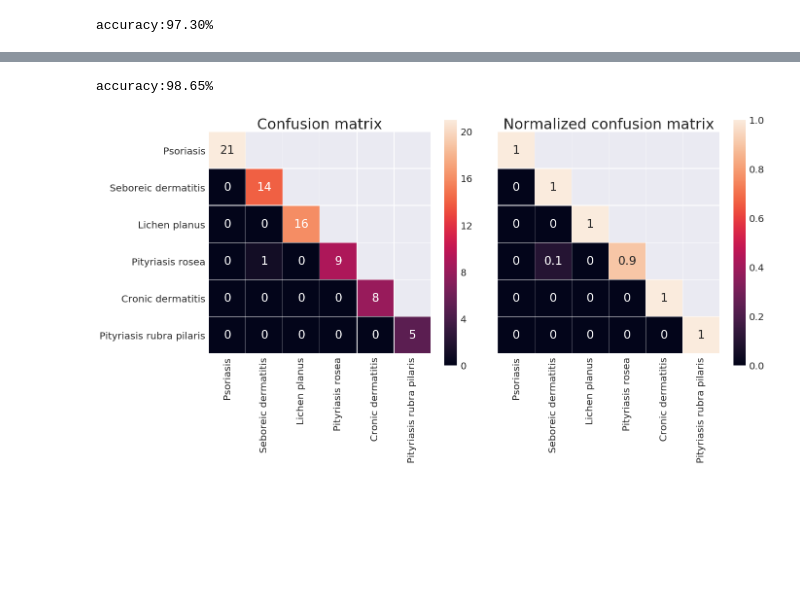
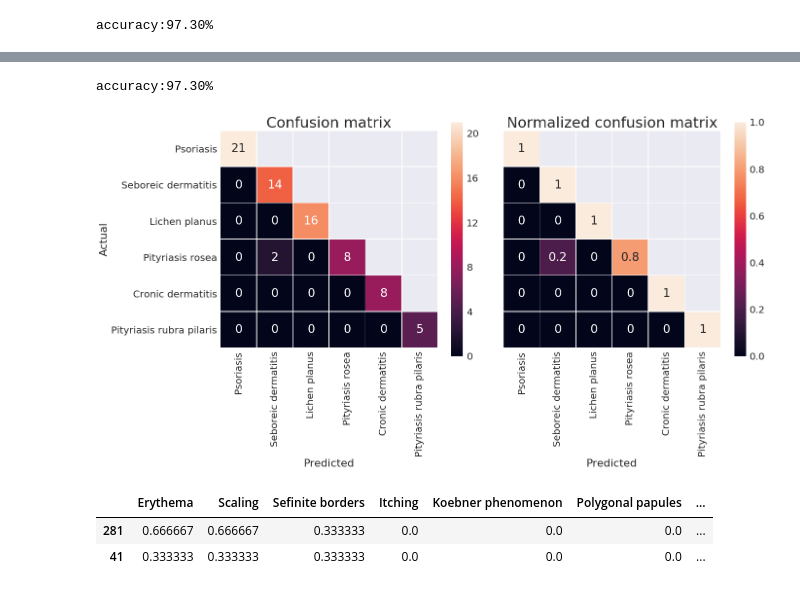
Before and after one commit to bakijan/Dermatology, a Jupyter notebook: Dermatology Classification.ipynb, the cells around one changed output, grey strips where cells are left out. Saved outputs shown, nothing was run; the diff lists cells and outputs as text; code cells hidden in the pictures; blank space fills up the shorter version.

```diff
--- a/Dermatology Classification.ipynb
+++ b/Dermatology Classification.ipynb
@@ -347,7 +365,7 @@ df_raw.iloc[:,:-1] = minmax_scale.fit_transform(df_raw.iloc[:,:-1])
 # Train test split
 # %%
 # Setting parameters
-x_data, x_test_data, y_data, y_test_data = train_test_split(df_raw.iloc[:,:-1],df_raw.iloc[:,-1],test_size=0.2, random_state=123)
+x_data, x_test_data, y_data, y_test_data = train_test_split(df_norm.iloc[:,:-1],df_norm.iloc[:,-1],test_size=0.2, random_state=123)
 svm_para = [{'kernel':['rbf'],'C': [1,10,100,100]}]
 # %% [markdown]
 # Support vector Machines (SVM)
@@ -483,8 +500,8 @@ accuracy:97.30%
 # Plotting learning curve
 title = 'Learning Curve (ExtraTreeClassifier)'
 # cross validation with 50 iterations to have a smoother curve
-cv = ShuffleSplit(n_splits=50, test_size=0.2, random_state=0)
+cv = ShuffleSplit(n_splits=10, test_size=0.2, random_state=0)
 model = etc
-plot_learning_curve(model,title,df_raw.iloc[:,:-1],df_raw.iloc[:,-1], n_jobs=-1,ylim=None,cv=cv)
+plot_learning_curve(model,title,x_data, y_data, n_jobs=-1,ylim=None,cv=cv)
 plt.show()
 # %% [output]
@@ -544,7 +561,7 @@ plot_confusion_matrix(cnf_matrix, classes=classes)
 # Plotting Learning Curve
 title = 'Learning Curve(Random Forest)'
 model = RFC
-cv = ShuffleSplit(n_splits=10, test_size=0.2,random_state=0)
+cv = ShuffleSplit(n_splits=10, test_size=0.3,random_state=0)
 plot_learning_curve(model,title,x_data,y_data, n_jobs=-1,ylim=None,cv=cv)
 plt.show()
 # %% [output]
@@ -697,11 +716,17 @@ None
 # %%
-y_pred = model.predict_classes(x_test_data)
-accuracy = accuracy_score(y_test_data, y_pred+1);
+y_pred = model.predict_classes(x_test_data) +1
+accuracy = accuracy_score(y_test_data, y_pred);
 print ('accuracy:%0.2f%%'%(accuracy*100))
 # %% [output]
-accuracy:98.65%
+accuracy:97.30%
 # %%
-cnf_matrix = confusion_matrix(y_test_data, y_pred+1)
+cnf_matrix = confusion_matrix(y_test_data, y_pred)
 plot_confusion_matrix(cnf_matrix, classes=classes)
 # %% [output]
-[figure, old version]
+[figure, new version]
+# %%
+x_test_data[y_test_data!= y_pred]
+# %% [output]
+|  | Erythema | Scaling | Sefinite borders | Itching | Koebner phenomenon | Polygonal papules | ... |
+| 281 | 0.666667 | 0.666667 | 0.333333 | 0.0 | 0.0 | 0.0 | ... |
+| 41 | 0.333333 | 0.333333 | 0.333333 | 0.0 | 0.0 | 0.0 | ... |
```
Also changed, not shown: parts of 31 cells of this notebook.
